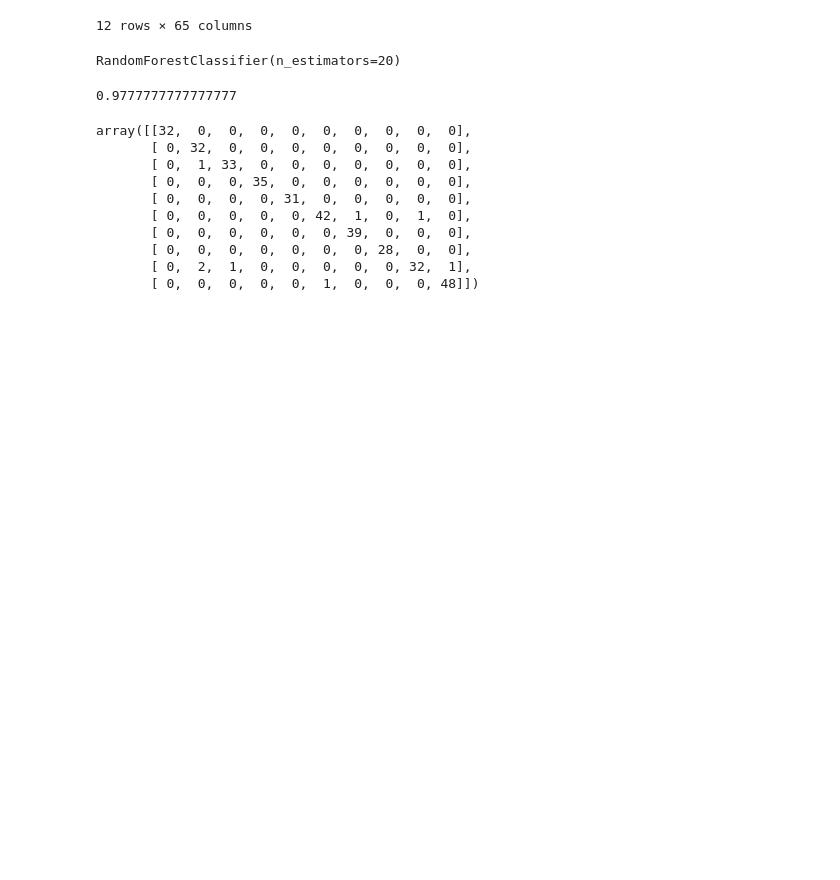
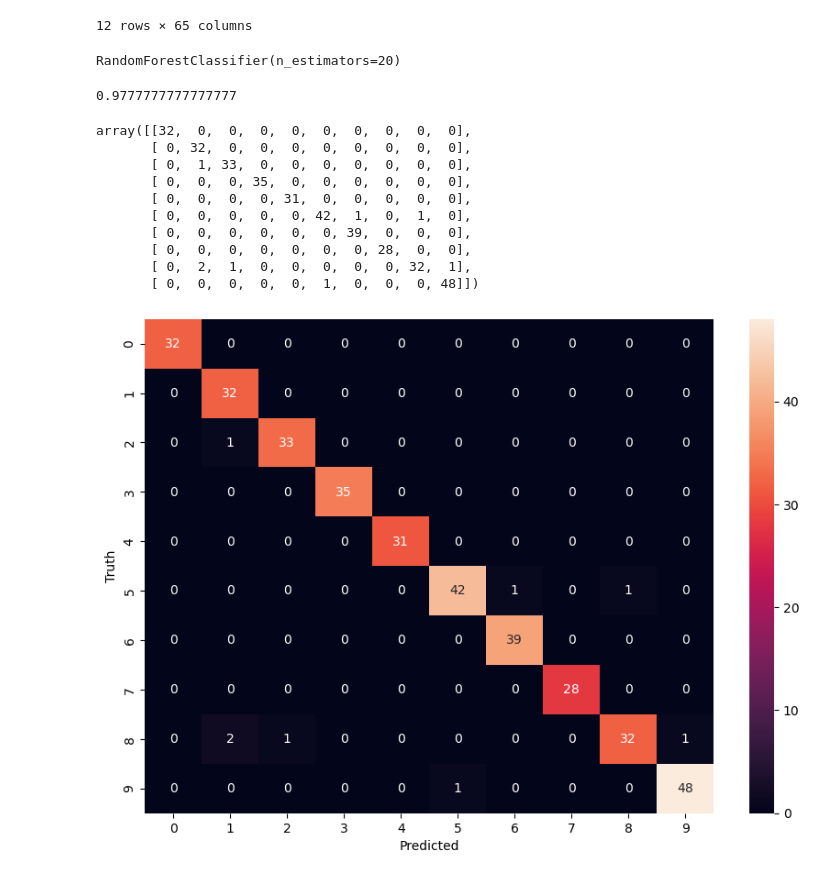
Before and after one commit to amresh087/machine-learning-with-python, a Jupyter notebook: 015-Random_forest/RandomForest.ipynb, the cells around one changed output. Saved outputs shown, nothing was run; the diff lists cells and outputs as text; code cells hidden in the pictures; blank space fills up the shorter version.

```diff
--- a/015-Random_forest/RandomForest.ipynb
+++ b/015-Random_forest/RandomForest.ipynb
@@ -88,3 +88,14 @@ array([[32,  0,  0,  0,  0,  0,  0,  0,  0,  0],
        [ 0,  0,  0,  0,  0,  0,  0, 28,  0,  0],
        [ 0,  2,  1,  0,  0,  0,  0,  0, 32,  1],
        [ 0,  0,  0,  0,  0,  1,  0,  0,  0, 48]])
+# %%
+%matplotlib inline
+import matplotlib.pyplot as plt
+import seaborn as sn
+plt.figure(figsize=(10,7))
+sn.heatmap(cm, annot=True)
+plt.xlabel('Predicted')
+plt.ylabel('Truth')
+plt.show()
+# %% [output]
+[figure, added]
```
Also changed, not shown: 5 other files.
